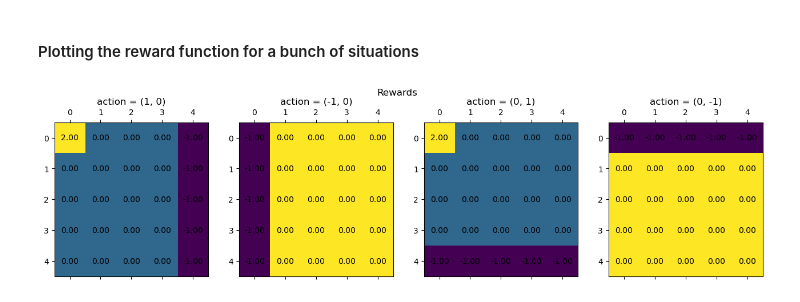
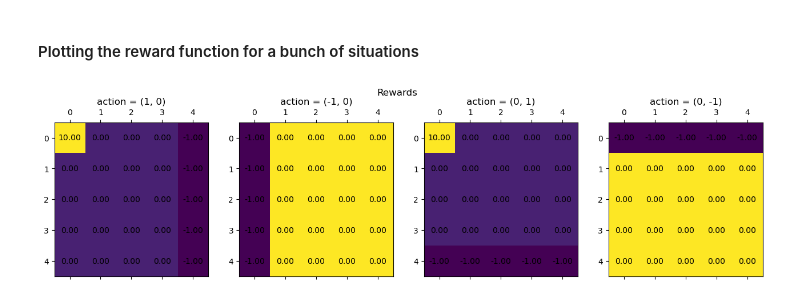
Before and after one commit to RenardDesNeiges/CIRL_Experiments, a Jupyter notebook: example.ipynb, the cells around one changed output. Saved outputs shown, nothing was run; the diff lists cells and outputs as text; code cells hidden in the pictures.

```diff
--- a/example.ipynb
+++ b/example.ipynb
@@ -34,8 +37,8 @@ env = Gridworld(
     grid_width  = 5,
     grid_height = 5,
     noise       = 0.2,
-    gamma       = 0.9,
-    goals       = [((0,0),2.0) ]
+    gamma       = 0.99,
+    goals       = [((0,0),10.0) ]
 )
 # %% [markdown]
 #### Plotting the markov transition probability function for a bunch of situations
@@ -63,18 +66,18 @@ plt.show()
 # %%
 size = 4.
 point = (2,2)
 action = 3
 
 fig, axs = plt.subplots(1,4,figsize=(4*size,1*size))
 
 for action in range(4):
-    gridreward = env.states2grid(env.R[action,:])
+    gridreward = env.states2grid(env.R[:,action])
     ax = axs[action]
     ax.matshow(gridreward)
     ax.set_title(f'action = {env.actions[action]}')
     for (i, j), z in np.ndenumerate(gridreward):
         ax.text(j, i, '{:0.2f}'.format(z), ha='center', va='center')
 fig.suptitle('Rewards')
 plt.show()
 # %% [output]
-[figure, old version]
+[figure, new version]
```
Also changed, not shown: parts of 5 cells of this notebook, 6 other files.
